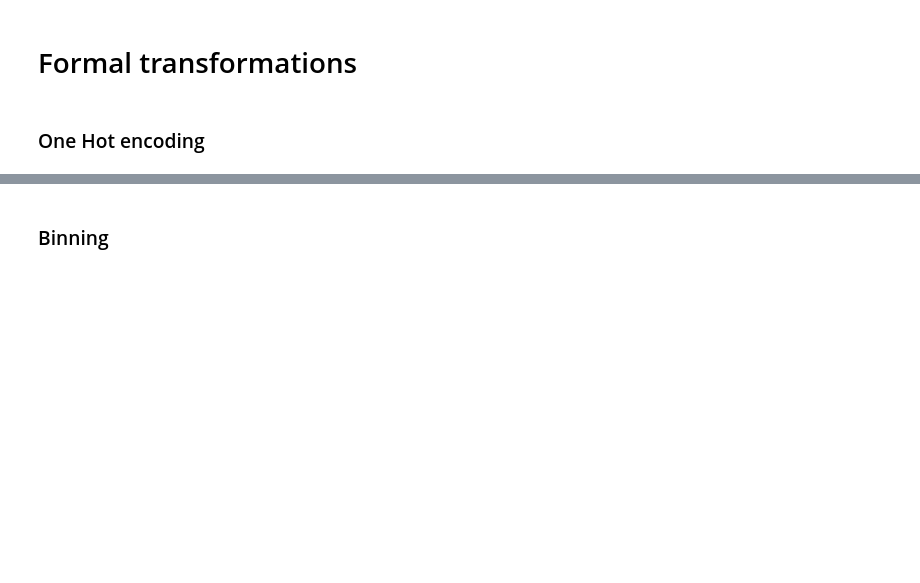
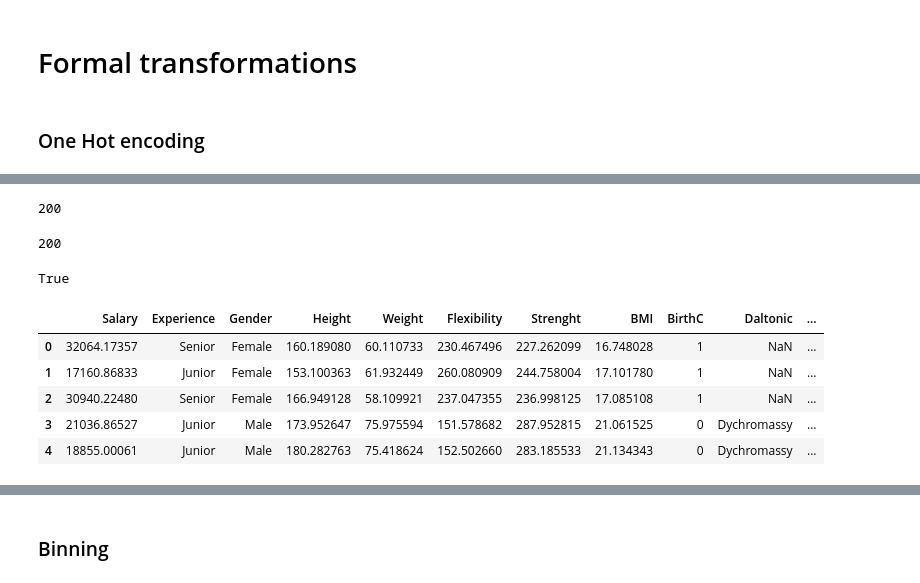
Before and after one commit to TheLazyCactus/ironhack-v4-data-lessons, a Jupyter notebook: 07_ml/code_along_nb/7.2_feature_engineering.ipynb, the cells around one changed output, grey strips where cells are left out. Saved outputs shown, nothing was run; the diff lists cells and outputs as text; code cells hidden in the pictures; blank space fills up the shorter version.

```diff
--- a/07_ml/code_along_nb/7.2_feature_engineering.ipynb
+++ b/07_ml/code_along_nb/7.2_feature_engineering.ipynb
@@ -19,3 +47,5 @@ salary['Daltonic'].value_counts()
 # %%
 #since we only accept numeric values, we have to turn the categorical variables into numerics
 # you can also use sklearn.preprocessing.OneHotEncoder
+
+dalt_df = pd.get_dummies(salary['Daltonic'], prefix='Dalt', drop_first=False, dtype=int)
@@ -23,0 +52,12 @@ salary['Daltonic'].value_counts()
+# %%
+salary.shape[0]
+# %% [output]
+200
+# %%
+dalt_df.shape[0]
+# %% [output]
+200
+# %%
+salary.shape[0] == dalt_df.shape[0]
+# %% [output]
+True
@@ -23,0 +72,9 @@ salary['Daltonic'].value_counts()
+# %%
+salary_transformed.head()
+# %% [output]
+|  | Salary | Experience | Gender | Height | Weight | Flexibility | Strenght | BMI | BirthC | Daltonic | ... |
+| 0 | 32064.17357 | Senior | Female | 160.189080 | 60.110733 | 230.467496 | 227.262099 | 16.748028 | 1 | NaN | ... |
+| 1 | 17160.86833 | Junior | Female | 153.100363 | 61.932449 | 260.080909 | 244.758004 | 17.101780 | 1 | NaN | ... |
+| 2 | 30940.22480 | Senior | Female | 166.949128 | 58.109921 | 237.047355 | 236.998125 | 17.085108 | 1 | NaN | ... |
+| 3 | 21036.86527 | Junior | Male | 173.952647 | 75.975594 | 151.578682 | 287.952815 | 21.061525 | 0 | Dychromassy | ... |
+| 4 | 18855.00061 | Junior | Male | 180.282763 | 75.418624 | 152.502660 | 283.185533 | 21.134343 | 0 | Dychromassy | ... |
```
Also changed, not shown: parts of 51 cells of this notebook, 3 other files.
